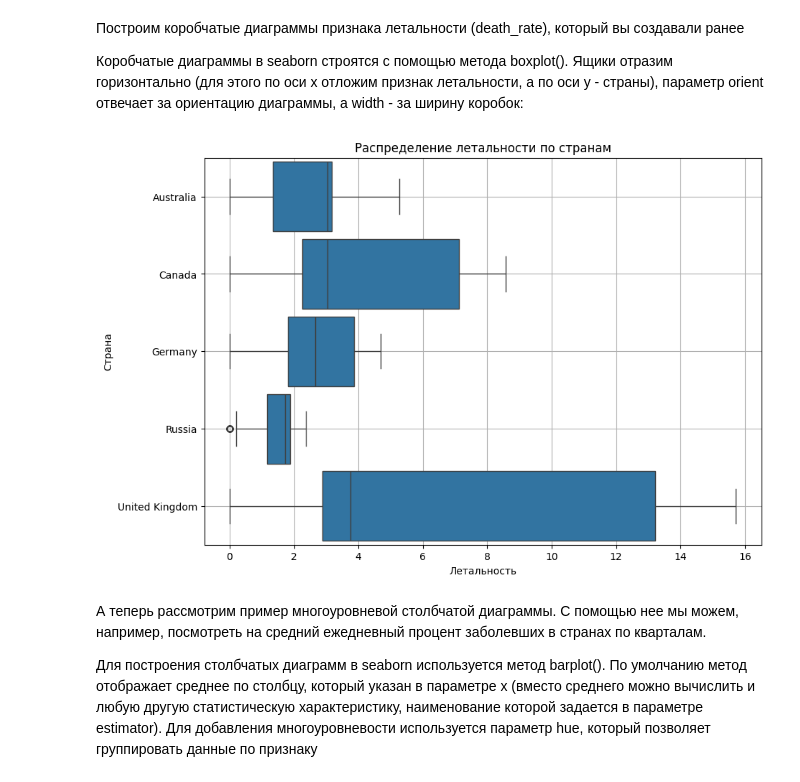
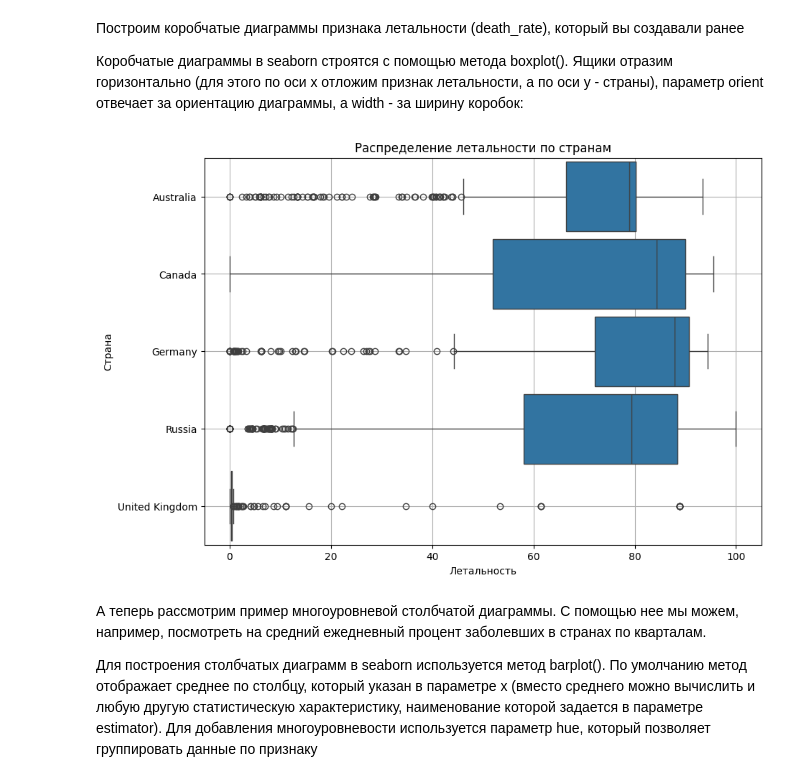
Before and after one commit to Whitepand/Pandas_stady, a Jupyter notebook: Pandas_v6/Pandas_v6_3_Visualization_Seaborn.ipynb, the cells around one changed output. Drawn from its saved outputs; the diff is of its cells as text; code cells hidden in the pictures.

```diff
--- a/Pandas_v6/Pandas_v6_3_Visualization_Seaborn.ipynb
+++ b/Pandas_v6/Pandas_v6_3_Visualization_Seaborn.ipynb
@@ -46,7 +46,14 @@ populations = pd.DataFrame([
 )
 croped_covid_df = croped_covid_df.merge(populations, on=['country'])
 croped_covid_df['daily_confirmed_per_hundred'] = croped_covid_df['daily_confirmed'] / croped_covid_df['population'] * 100
+croped_covid_df['confirmed_per_hundred'] = croped_covid_df['confirmed'] / croped_covid_df['population'] * 100
+
 croped_covid_df.head()
+# Указываем путь и имя файла для сохранения
+#file_path = 'croped_covid_df.csv'
+
+# Сохраняем DataFrame в CSV-файл
+#croped_covid_df.to_csv(file_path, index=False)
 # %% [output]
 |  | date | country | confirmed | deaths | recovered | daily_confirmed | daily_deaths | daily_recovered | ... |
 | 0 | 2020-01-23 | Australia | 0.0 | 0.0 | 0.0 | NaN | NaN | NaN | ... |
@@ -95,18 +103,18 @@ sns.histplot(
 # %%
 fig = plt.figure(figsize=(10, 7))
 boxplot = sns.boxplot(
     data=croped_covid_df,
     y='country',
-    x='death_rate',
+    x='recover_rate',
     orient='h',
     width=0.9
 )
 boxplot.set_title('Распределение летальности по странам');
 boxplot.set_xlabel('Летальность');
 boxplot.set_ylabel('Страна');
 boxplot.grid()
 # %% [output]
-[figure, old version]
+[figure, new version]
 # %% [markdown]
 А теперь рассмотрим пример многоуровневой столбчатой диаграммы. С помощью нее мы можем, например, посмотреть на средний ежедневный процент заболевших в странах по кварталам.
 
```
Also changed, not shown: parts of 3 cells of this notebook, 3 other files.
